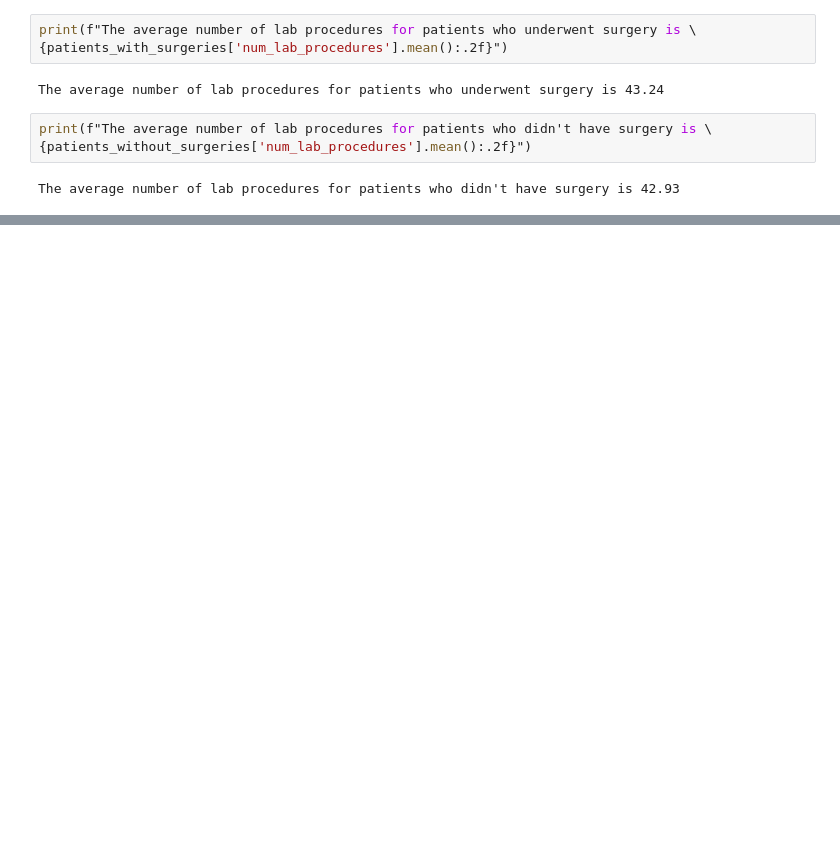
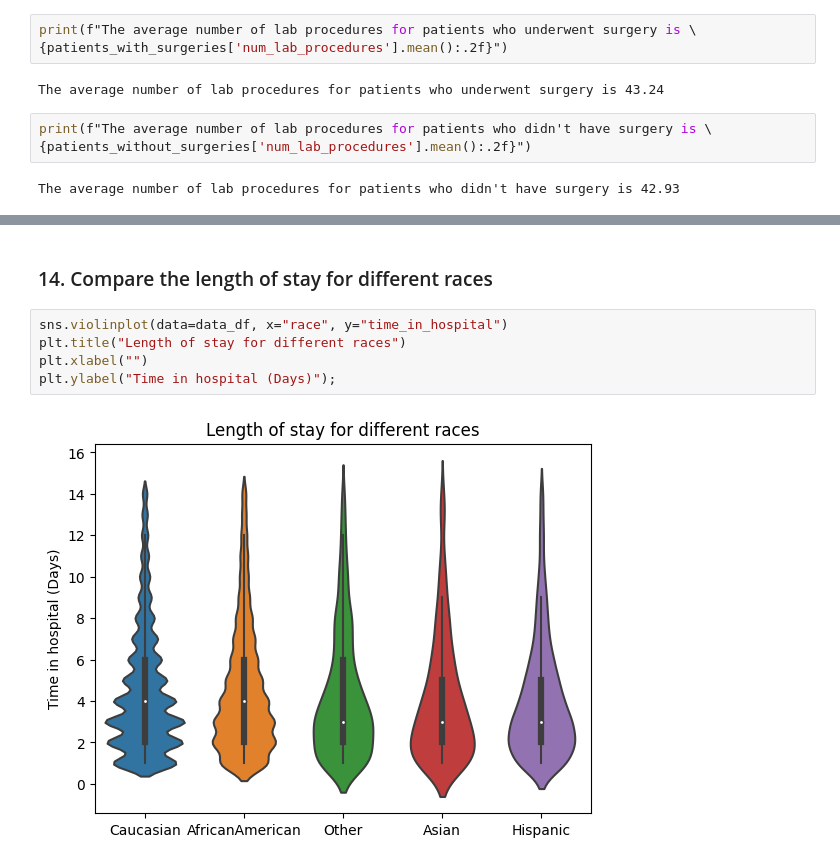
Before and after one commit to Thomas-George-T/Diabetic-Readmission-Exploration, a Jupyter notebook: Forecasting-Diabetic-Readmissions.ipynb, the cells around one changed output, grey strips where cells are left out. Drawn from its saved outputs; the diff is of its cells as text; blank space fills up the shorter version.

```diff
--- a/Forecasting-Diabetic-Readmissions.ipynb
+++ b/Forecasting-Diabetic-Readmissions.ipynb
@@ -240,0 +458,9 @@ The average number of lab procedures for patients who didn't have surgery is 42.
+# %% [markdown]
+<h3> 14. Compare the length of stay for different races</h3>
+# %%
+sns.violinplot(data=data_df, x="race", y="time_in_hospital")
+plt.title("Length of stay for different races")
+plt.xlabel("")
+plt.ylabel("Time in hospital (Days)");
+# %% [output]
+[figure, added]
```
Also changed, not shown: parts of 45 cells of this notebook, 1 other file.
